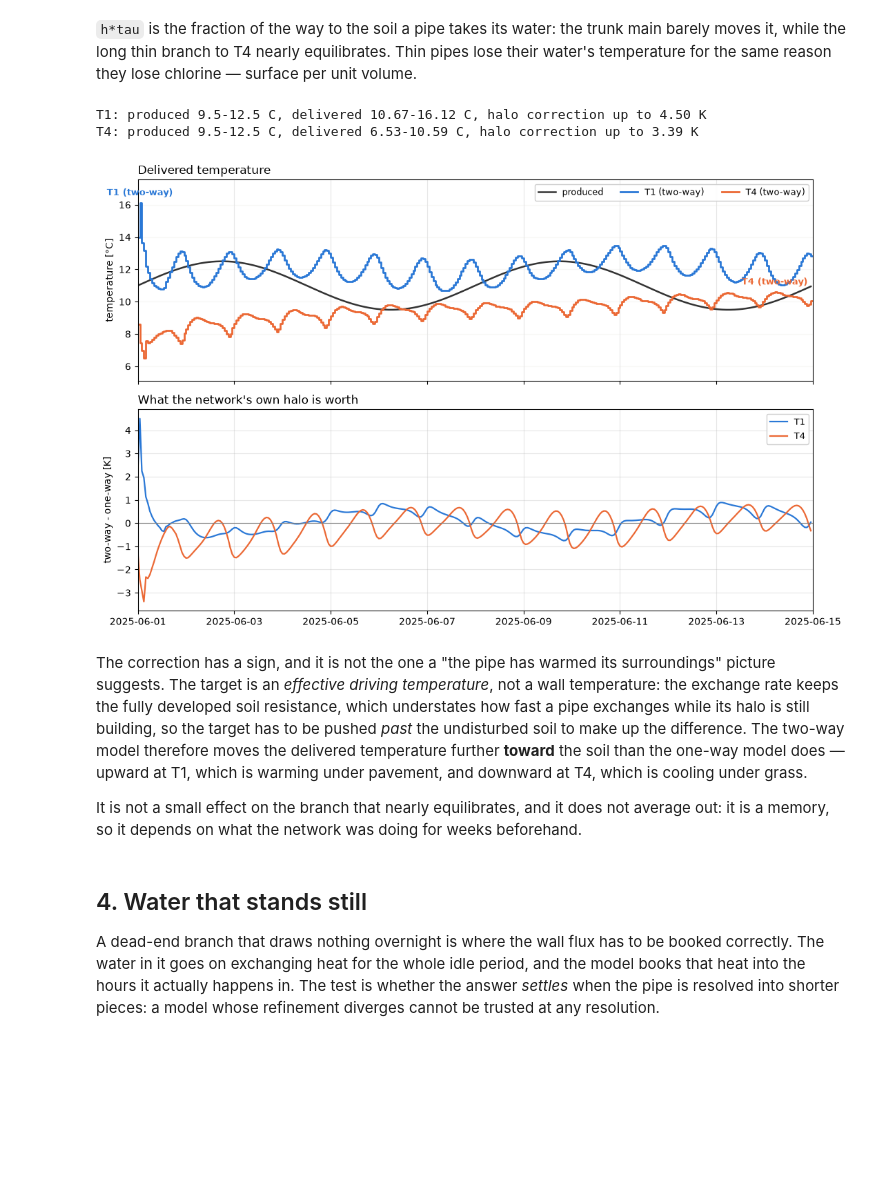
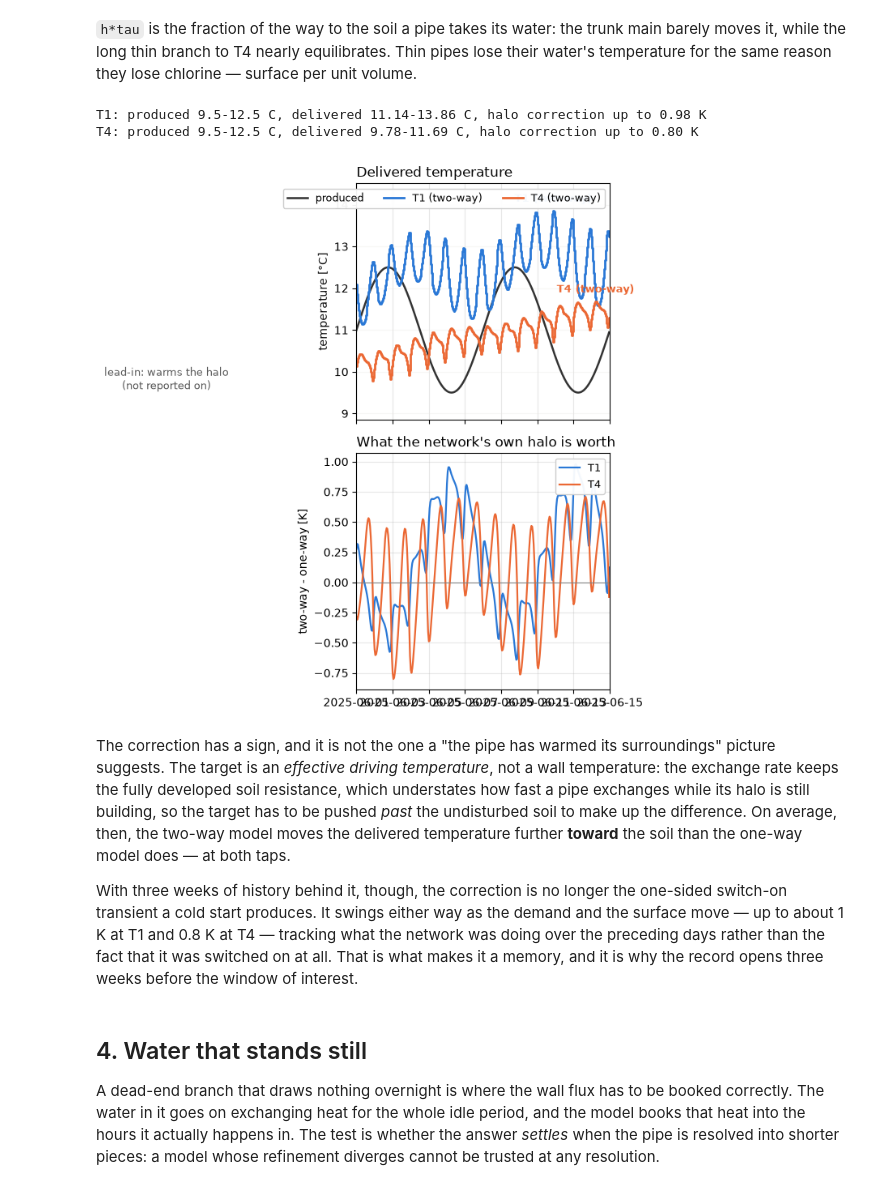
Before and after one commit to gwtransport/pipetransport, a Jupyter notebook: examples/02_Network_Temperature.ipynb, the cells around one changed output. Drawn from its saved outputs; the diff is of its cells as text; code cells hidden in the pictures; blank space fills up the shorter version.

```diff
--- a/examples/02_Network_Temperature.ipynb
+++ b/examples/02_Network_Temperature.ipynb
@@ -211,8 +221,9 @@ built in its own soil.
 # %%
-lead_in = 60
-surface_tedges = pd.date_range("2025-04-02", periods=(lead_in + 14) * 24 + 1, freq="h")
-sh = np.arange(len(surface_tedges) - 1)
-doy = sh / 24.0 - 74  # days from 15 June, so the seasonal term matches section 2
+lead_in = 21  # days: d_eff^2 / alpha, the span over which the halo kernel decays
+tedges = pd.date_range("2025-05-11", periods=(lead_in + 14) * 24 + 1, freq="h")
+cout_tedges = tedges[lead_in * 24 :]  # report on the fortnight of interest, 1-15 June
+sh = np.arange(len(tedges) - 1)
+doy = sh / 24.0 - (lead_in + 14)  # days from 15 June, so the seasonal term matches section 2
 air = 10.5 + 8.5 * np.sin(2 * np.pi * (doy - 45 + 91.25) / 365.0) + 5.0 * np.sin(2 * np.pi * (sh - 9) / 24.0)
 noon = 800.0 * np.clip(np.sin(2 * np.pi * (sh - 6) / 24.0), 0.0, None)
 surface = pd.DataFrame({
@@ -220,7 +231,6 @@ surface = pd.DataFrame({
     "paved": sol_air(air, noon, absorptivity=0.90, latent=0.0),
 })
 
-tedges = surface_tedges[lead_in * 24 :]
 hours = np.arange(len(tedges) - 1)
 demand = example_demand(tedges=tedges, network=network)
 
@@ -259,11 +269,10 @@ one_way = source_to_endmember(
     tin=tin,
     flow=demand,
     tedges=tedges,
-    cout_tedges=tedges,
+    cout_tedges=cout_tedges,
     network=network,
     soil=SOIL,
     surface_temperature=surface,
-    surface_tedges=surface_tedges,
     nodes=NODES,
     max_sweeps=1,  # the classical one-way model: relax toward the undisturbed field
 )
@@ -271,11 +280,10 @@ two_way = source_to_endmember(
     tin=tin,
     flow=demand,
     tedges=tedges,
-    cout_tedges=tedges,
+    cout_tedges=cout_tedges,
     network=network,
     soil=SOIL,
     surface_temperature=surface,
-    surface_tedges=surface_tedges,
     nodes=NODES,
 )
 
@@ -286,43 +294,55 @@ for i, node in enumerate(NODES):
         f"halo correction up to {np.nanmax(np.abs(two_way[i] - one_way[i])):.2f} K"
     )
 # %% [output]
-T1: produced 9.5-12.5 C, delivered 10.67-16.12 C, halo correction up to 4.50 K
-T4: produced 9.5-12.5 C, delivered 6.53-10.59 C, halo correction up to 3.39 K
+T1: produced 9.5-12.5 C, delivered 11.14-13.86 C, halo correction up to 0.98 K
+T4: produced 9.5-12.5 C, delivered 9.78-11.69 C, halo correction up to 0.80 K
 # %%
 fig, axes = plt.subplots(2, 1, figsize=(11, 7), sharex=True)
 axes[0].plot(tedges[:-1], tin, color="0.2", lw=1.8, label="produced")
 plot.endmember_series(
     values=two_way,
-    tedges=tedges,
+    tedges=cout_tedges,
     labels=["T1 (two-way)", "T4 (two-way)"],
     ylabel="temperature [°C]",
     ax=axes[0],
+)
+axes[0].axvspan(tedges[0], cout_tedges[0], color="0.92", zorder=0)
+axes[0].text(
+    tedges[lead_in * 12],
+    tin.min(),
+    "lead-in: warms the halo\n(not reported on)",
+    va="bottom",
+    ha="center",
+    fontsize=9,
+    color="0.35",
 )
 axes[0].set_title("Delivered temperature", loc="left")
 axes[0].legend(loc="upper right", ncol=3, fontsize=9, framealpha=0.95)
 axes[0].grid(alpha=0.3)
 
 for i, (node, color) in enumerate(zip(("T1", "T4"), plot.series_colors(2), strict=True)):
-    axes[1].plot(tedges[:-1], two_way[i] - one_way[i], color=color, lw=1.6, label=node)
+    axes[1].plot(cout_tedges[:-1], two_way[i] - one_way[i], color=color, lw=1.6, label=node)
 axes[1].axhline(0.0, color="0.5", lw=0.8)
 axes[1].set_ylabel("two-way - one-way [K]")
 axes[1].set_title("What the network's own halo is worth", loc="left")
 axes[1].legend(loc="upper right", fontsize=9, framealpha=0.95)
 axes[1].grid(alpha=0.3)
 fig.tight_layout()
 # %% [output]
-[figure, old version]
+[figure, new version]
 # %% [markdown]
 The correction has a sign, and it is not the one a "the pipe has warmed its surroundings" picture
 suggests. The target is an *effective driving temperature*, not a wall temperature: the exchange
 rate keeps the fully developed soil resistance, which understates how fast a pipe exchanges while
 its halo is still building, so the target has to be pushed *past* the undisturbed soil to make up
-the difference. The two-way model therefore moves the delivered temperature further **toward** the
-soil than the one-way model does — upward at T1, which is warming under pavement, and downward at
-T4, which is cooling under grass.
+the difference. On average, then, the two-way model moves the delivered temperature further
+**toward** the soil than the one-way model does — at both taps.
 
-It is not a small effect on the branch that nearly equilibrates, and it does not average out: it
-is a memory, so it depends on what the network was doing for weeks beforehand.
+With three weeks of history behind it, though, the correction is no longer the one-sided
+switch-on transient a cold start produces. It swings either way as the demand and the surface
+move — up to about 1 K at T1 and 0.8 K at T4 — tracking what the network was doing over the
+preceding days rather than the fact that it was switched on at all. That is what makes it a
+memory, and it is why the record opens three weeks before the window of interest.
 # %% [markdown]
 ## 4. Water that stands still
 
```
Also changed, not shown: parts of 5 cells of this notebook, 4 other files.
